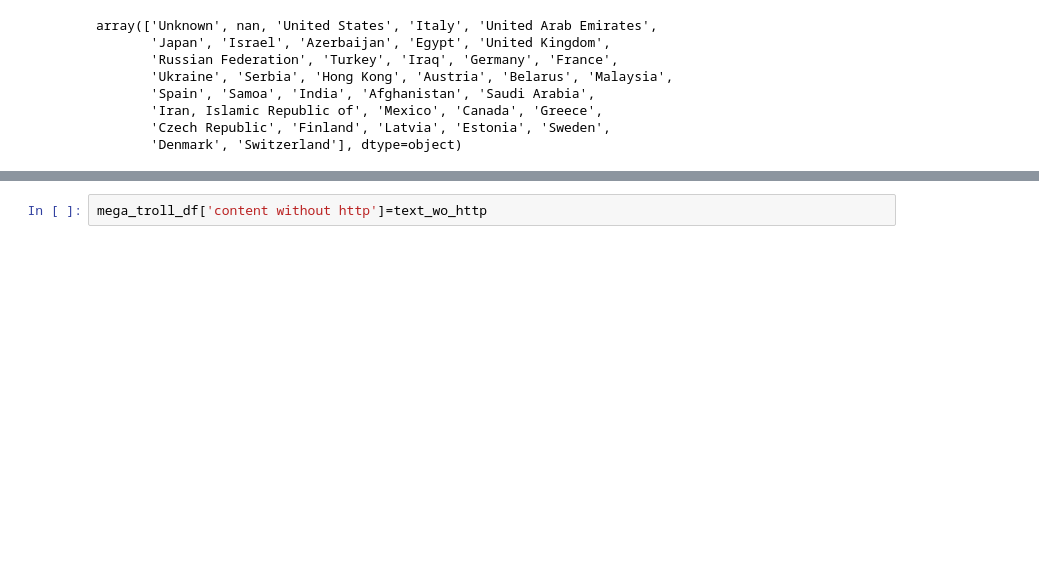
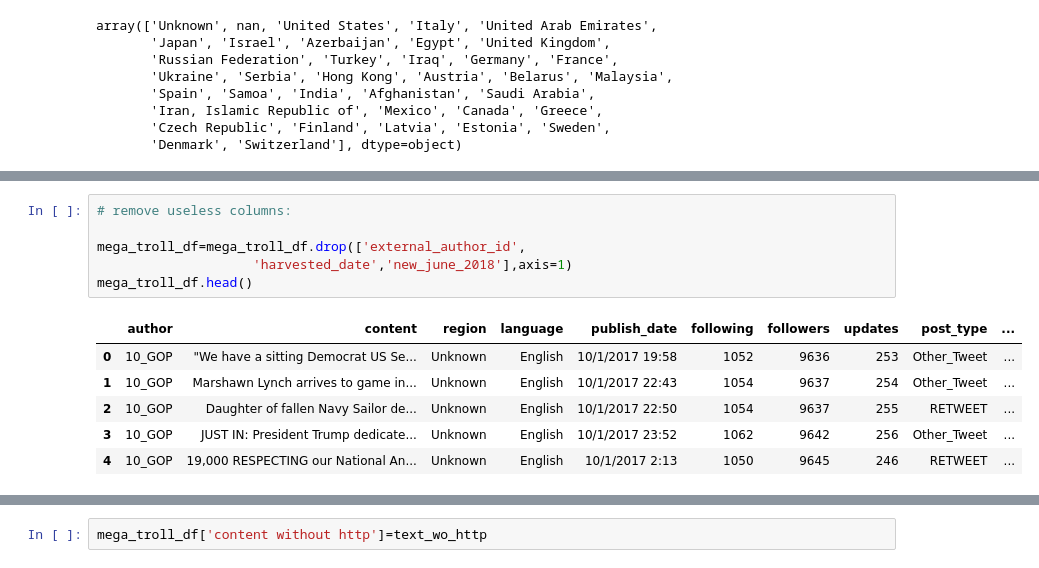
Before and after one commit to MrFuguDataScience/NLP, a Jupyter notebook: Troll_Tweets_NLP.ipynb, the cells around one changed output, grey strips where cells are left out. Saved outputs shown, nothing was run; the diff lists cells and outputs as text; blank space fills up the shorter version.

```diff
--- a/Troll_Tweets_NLP.ipynb
+++ b/Troll_Tweets_NLP.ipynb
@@ -251,0 +369,13 @@ array(['Unknown', nan, 'United States', 'Italy', 'United Arab Emirates',
+# %%
+# remove useless columns:
+
+mega_troll_df=mega_troll_df.drop(['external_author_id',
+                    'harvested_date','new_june_2018'],axis=1)
+mega_troll_df.head()
+# %% [output]
+|  | author | content | region | language | publish_date | following | followers | updates | post_type | ... |
+| 0 | 10_GOP | "We have a sitting Democrat US Se... | Unknown | English | 10/1/2017 19:58 | 1052 | 9636 | 253 | Other_Tweet | ... |
+| 1 | 10_GOP | Marshawn Lynch arrives to game in... | Unknown | English | 10/1/2017 22:43 | 1054 | 9637 | 254 | Other_Tweet | ... |
+| 2 | 10_GOP | Daughter of fallen Navy Sailor de... | Unknown | English | 10/1/2017 22:50 | 1054 | 9637 | 255 | RETWEET | ... |
+| 3 | 10_GOP | JUST IN: President Trump dedicate... | Unknown | English | 10/1/2017 23:52 | 1062 | 9642 | 256 | Other_Tweet | ... |
+| 4 | 10_GOP | 19,000 RESPECTING our National An... | Unknown | English | 10/1/2017 2:13 | 1050 | 9645 | 246 | RETWEET | ... |
```
Also changed, not shown: parts of 26 cells of this notebook.
